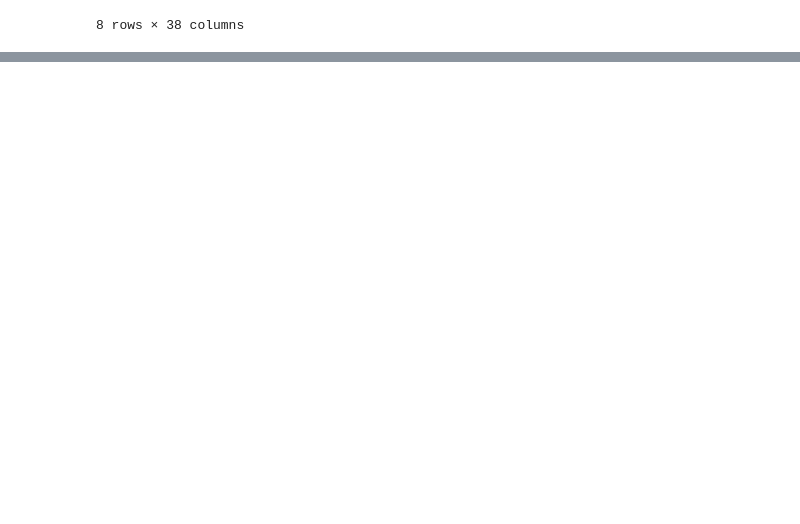
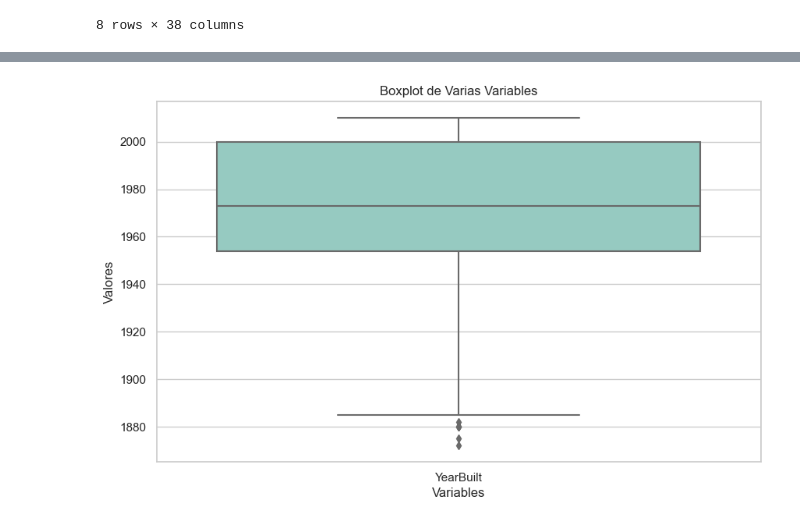
Before and after one commit to tomasmorin97/kaggle_competition, a Jupyter notebook: scripts/Untitled.ipynb, the cells around one changed output, grey strips where cells are left out. Drawn from its saved outputs; the diff is of its cells as text; code cells hidden in the pictures; blank space fills up the shorter version.

```diff
--- a/scripts/Untitled.ipynb
+++ b/scripts/Untitled.ipynb
@@ -50,0 +66,22 @@ df.describe()
+# %%
+import seaborn as sns
+import matplotlib.pyplot as plt
+import pandas as pd
+
+
+# Crear un boxplot utilizando Seaborn
+sns.set(style="whitegrid")  # Puedes personalizar el estilo según tus preferencias
+
+# Boxplot de varias variables
+plt.figure(figsize=(10, 6))
+sns.boxplot(data=df[['YearBuilt']], palette="Set3")  # Selecciona un esquema de colores según tus preferencias
+
+# Añadir título y etiquetas
+plt.title("Boxplot de Varias Variables")
+plt.xlabel("Variables")
+plt.ylabel("Valores")
+
+# Mostrar el boxplot
+plt.show()
+# %% [output]
+[figure, added]
```
Also changed, not shown: parts of 2 cells of this notebook.
